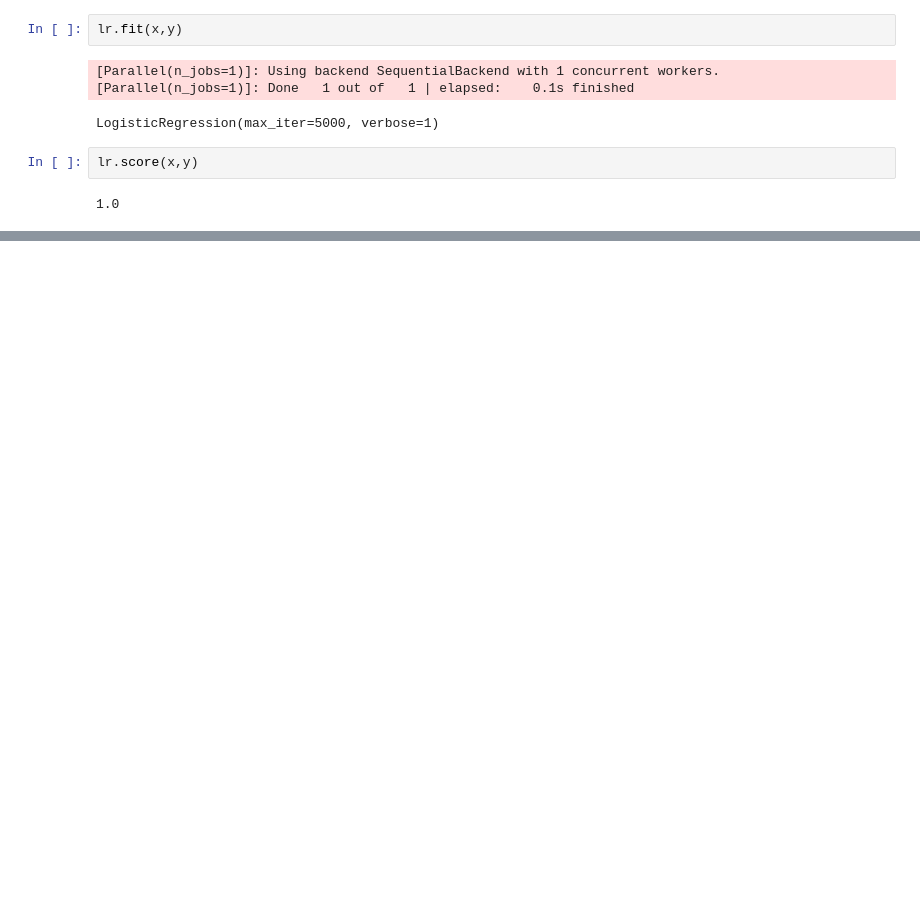
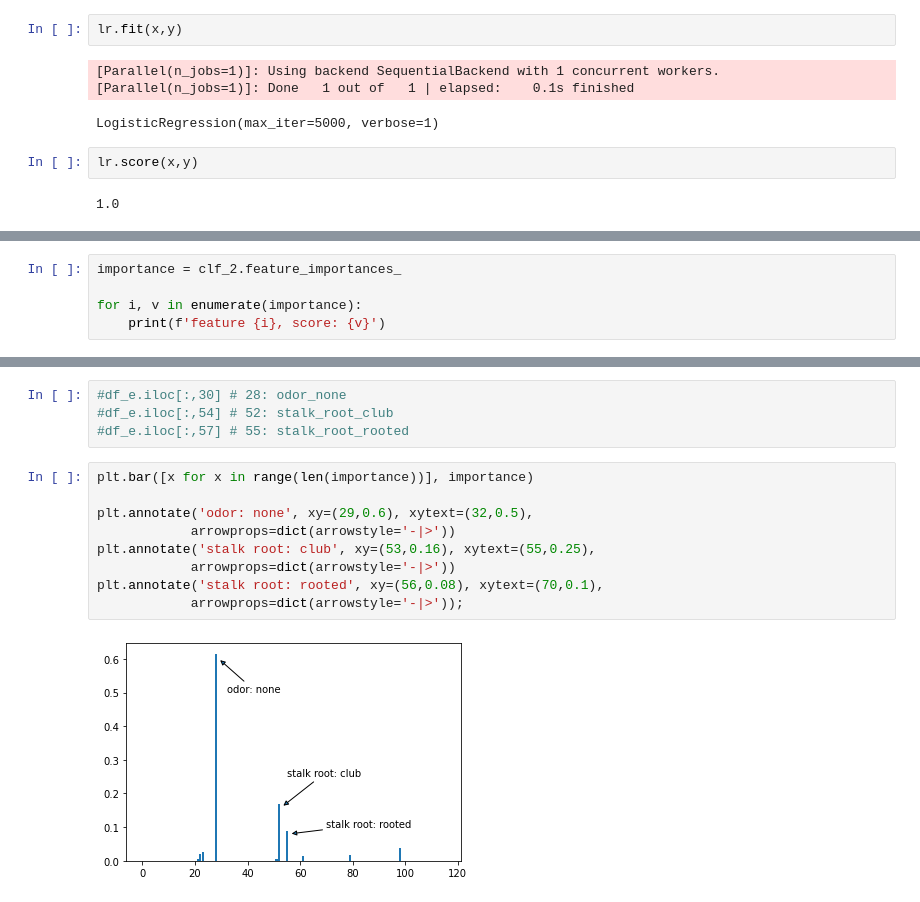
Before and after one commit to viventriglia/Mushroom_edibility_prediction, a Jupyter notebook: Mushrooms classification with Decision Tree.ipynb, the cells around one changed output, grey strips where cells are left out. Saved outputs shown, nothing was run; the diff lists cells and outputs as text; blank space fills up the shorter version.

```diff
--- a/Mushrooms classification with Decision Tree.ipynb
+++ b/Mushrooms classification with Decision Tree.ipynb
@@ -133,0 +181,5 @@ TO BE DONE: we should be able to see this by running a **feature-importance test
+# %%
+importance = clf_2.feature_importances_
+
+for i, v in enumerate(importance):
+    print(f'feature {i}, score: {v}')
@@ -133,0 +204,15 @@ TO BE DONE: we should be able to see this by running a **feature-importance test
+# %%
+#df_e.iloc[:,30] # 28: odor_none
+#df_e.iloc[:,54] # 52: stalk_root_club
+#df_e.iloc[:,57] # 55: stalk_root_rooted
+# %%
+plt.bar([x for x in range(len(importance))], importance)
+
+plt.annotate('odor: none', xy=(29,0.6), xytext=(32,0.5),
+            arrowprops=dict(arrowstyle='-|>'))
+plt.annotate('stalk root: club', xy=(53,0.16), xytext=(55,0.25),
+            arrowprops=dict(arrowstyle='-|>'))
+plt.annotate('stalk root: rooted', xy=(56,0.08), xytext=(70,0.1),
+            arrowprops=dict(arrowstyle='-|>'));
+# %% [output]
+[figure, added]
```
Also changed, not shown: parts of 31 cells of this notebook.
